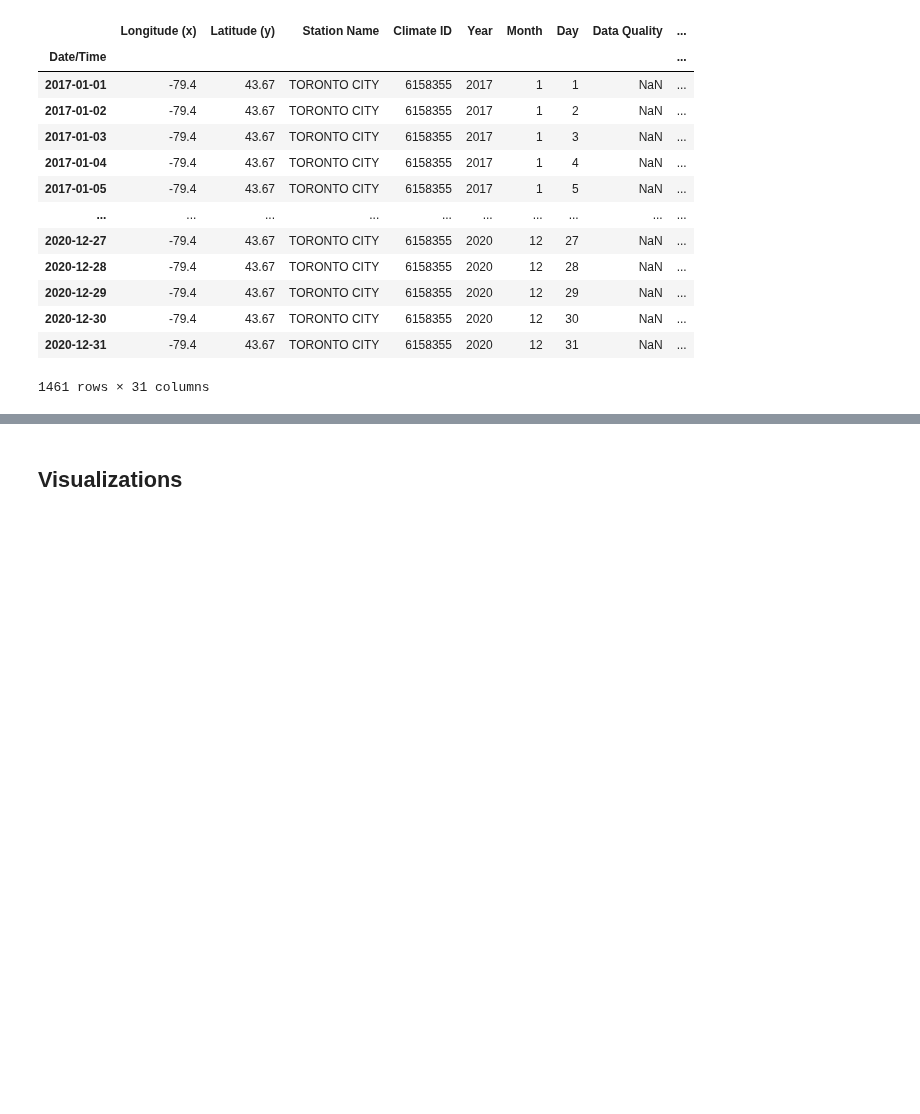
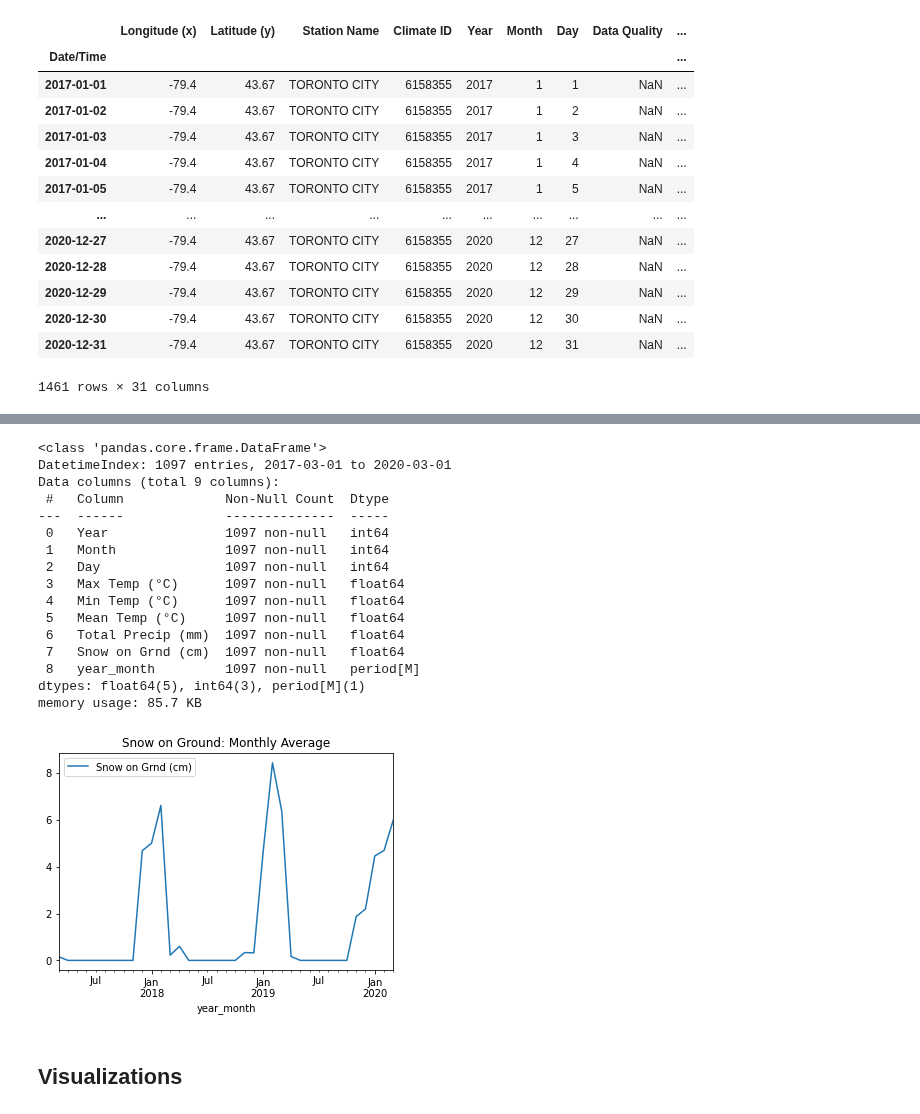
Before and after one commit to VernonNaidoo-Toronto/SCS3250-Group-2-Final-Project, a Jupyter notebook: MS_Weather.ipynb, the cells around one changed output, grey strips where cells are left out. Saved outputs shown, nothing was run; the diff lists cells and outputs as text; code cells hidden in the pictures; blank space fills up the shorter version.

```diff
--- a/MS_Weather.ipynb
+++ b/MS_Weather.ipynb
@@ -267,3 +297,45 @@ memory usage: 85.7 KB
+# %%
+weather['Max Temp (°C)'] = weather['Max Temp (°C)'].interpolate(method='slinear').interpolate(method='linear')
+weather['Mean Temp (°C)'] = weather['Mean Temp (°C)'].interpolate(method='slinear').interpolate(method='linear')
+weather['Min Temp (°C)'] = weather['Min Temp (°C)'].interpolate(method='slinear').interpolate(method='linear')
+weather['Total Precip (mm)'] = weather['Total Precip (mm)'].interpolate(method='slinear').interpolate(method='linear')
+
+weather["Snow on Grnd (cm)"].unique()
+weather["Snow on Grnd Flag"].unique()
+
+
+weather['Snow on Grnd (cm)'] = weather['Snow on Grnd (cm)'].fillna(0) #filling the NaNs with 0's for no snow on ground
+
+weather[weather['year_month']=='2019-04']
+
+# plot snow on ground by month to investigate the trend and missing values for the column
+weather[['year_month', 'Snow on Grnd (cm)']].groupby(['year_month']).mean().plot(title='Snow on Ground: Monthly Average')
+
+weather['Snow on Grnd (cm)'] = weather['Snow on Grnd Flag'].apply(lambda x: 0.5 if x == 'T' else x) #for trace snow, changing 0 to 0.5 - number can be changed if needed
+weather['Snow on Grnd (cm)'] = weather['Snow on Grnd (cm)'].fillna(0) #filling the NaNs with 0's for no snow on ground
+
+weather = weather.drop(["Snow on Grnd Flag"],
+                       axis = 1)
+weather
+weather.info()
+# %% [output]
+<class 'pandas.core.frame.DataFrame'>
+DatetimeIndex: 1097 entries, 2017-03-01 to 2020-03-01
+Data columns (total 9 columns):
+ #   Column             Non-Null Count  Dtype
+---  ------             --------------  -----
+ 0   Year               1097 non-null   int64
+ 1   Month              1097 non-null   int64
+ 2   Day                1097 non-null   int64
+ 3   Max Temp (°C)      1097 non-null   float64
+ 4   Min Temp (°C)      1097 non-null   float64
+ 5   Mean Temp (°C)     1097 non-null   float64
+ 6   Total Precip (mm)  1097 non-null   float64
+ 7   Snow on Grnd (cm)  1097 non-null   float64
+ 8   year_month         1097 non-null   period[M]
+dtypes: float64(5), int64(3), period[M](1)
+memory usage: 85.7 KB
+[figure, added]
 # %% [markdown]
 ## Visualizations
 # %%
```
Also changed, not shown: parts of 15 cells of this notebook.
